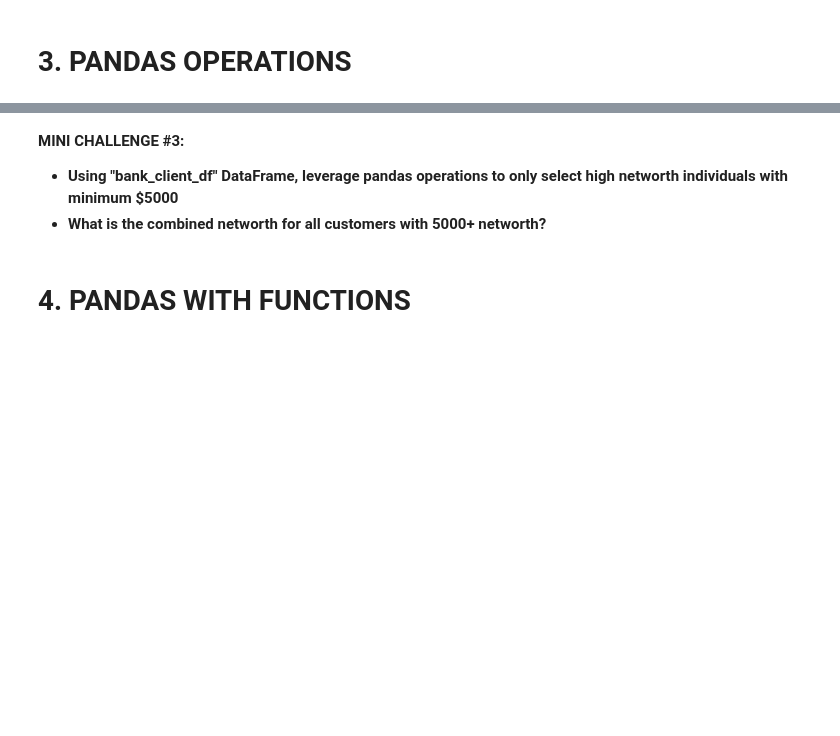
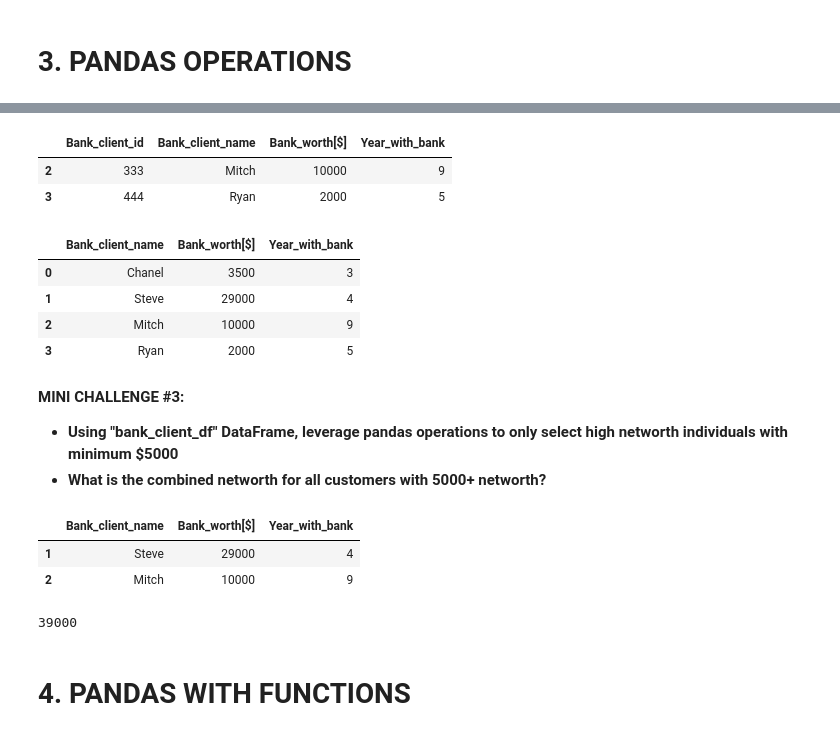
Before and after one commit to Ki-Sung/python_financial_analysis_and_machine_learning, a Jupyter notebook: Part1_Python_Programing_Fundamentals/8. Python 101 - Python Libraries for Data Analysis - Pandas.ipynb, the cells around one changed output, grey strips where cells are left out. Drawn from its saved outputs; the diff is of its cells as text; code cells hidden in the pictures; blank space fills up the shorter version.

```diff
--- a/Part1_Python_Programing_Fundamentals/8. Python 101 - Python Libraries for Data Analysis - Pandas.ipynb
+++ b/Part1_Python_Programing_Fundamentals/8. Python 101 - Python Libraries for Data Analysis - Pandas.ipynb
@@ -155,0 +214,11 @@ Total portfolio value=11660
+# %%
+# Let's define a dataframe as follows:
+data_dictionary = {
+    "Bank_client_id": [111, 222, 333, 444],
+    "Bank_client_name": ["Chanel", "Steve", "Mitch", "Ryan"],
+    "Bank_worth[$]":[3500, 29000, 10000, 2000],
+    "Year_with_bank": [3, 4, 9, 5]
+}
+
+bank_client_df = pd.DataFrame(data_dictionary)
+bank_client_df
@@ -156,11 +231,38 @@ Total portfolio value=11660
 # %%
 # Pick certain rows that satisfy a certain criteria
+df_loyal = bank_client_df[bank_client_df["Year_with_bank"] >= 5]
+df_loyal
+# %% [output]
+|  | Bank_client_id | Bank_client_name | Bank_worth[$] | Year_with_bank |
+| 2 | 333 | Mitch | 10000 | 9 |
+| 3 | 444 | Ryan | 2000 | 5 |
 # %%
 # Delete a column from a DataFrame
+del bank_client_df["Bank_client_id"]
+bank_client_df
+# %% [output]
+|  | Bank_client_name | Bank_worth[$] | Year_with_bank |
+| 0 | Chanel | 3500 | 3 |
+| 1 | Steve | 29000 | 4 |
+| 2 | Mitch | 10000 | 9 |
+| 3 | Ryan | 2000 | 5 |
 # %% [markdown]
 **MINI CHALLENGE #3:**
 - **Using "bank_client_df" DataFrame, leverage pandas operations to only select high networth individuals with minimum $5000**
 - **What is the combined networth for all customers with 5000+ networth?**
+# %%
+# answer
+bank_worth = bank_client_df[bank_client_df["Bank_worth[$]"] >= 5000]
+bank_worth
+# %% [output]
+|  | Bank_client_name | Bank_worth[$] | Year_with_bank |
+| 1 | Steve | 29000 | 4 |
+| 2 | Mitch | 10000 | 9 |
+# %%
+# calculate to Bank_worth
+bank_worth["Bank_worth[$]"].sum()
+# %% [output]
+39000
 # %% [markdown]
 # 4. PANDAS WITH FUNCTIONS
 # %%
```
Also changed, not shown: parts of 11 cells of this notebook.
